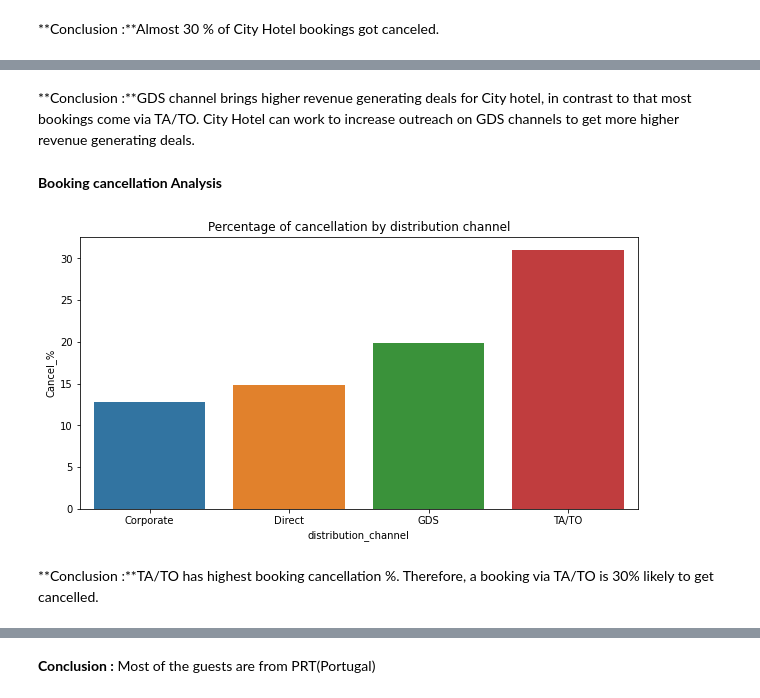
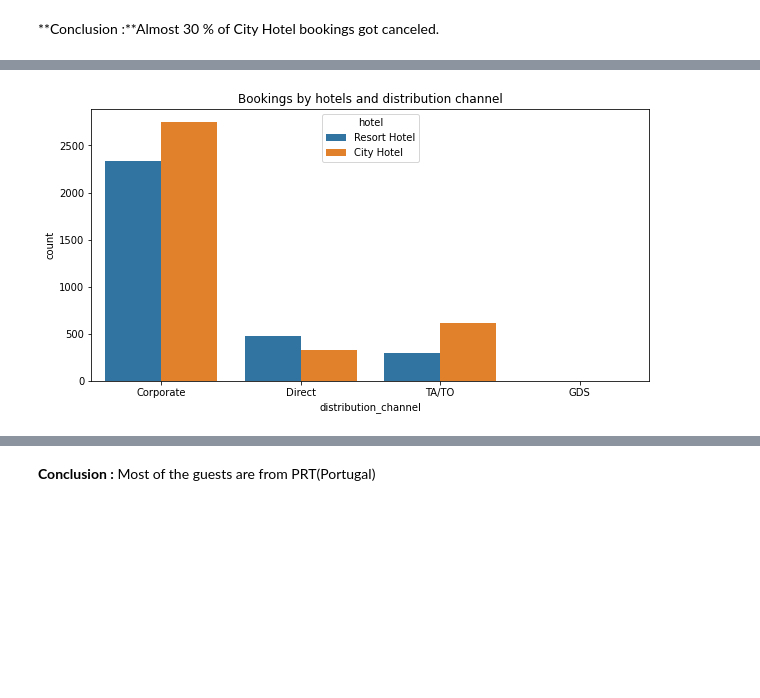
Before and after one commit to pranjal2234/Hotel-Bookings, a Jupyter notebook: Hotel_Booking.ipynb, the cells around one changed output, grey strips where cells are left out. Cells and saved outputs as stored; diff of their text form; code cells hidden in the pictures; blank space fills up the shorter version.

```diff
--- a/Hotel_Booking.ipynb
+++ b/Hotel_Booking.ipynb
@@ -255,17 +297,10 @@ plt.show()
-# %% [markdown]
-**Conclusion :**GDS channel brings higher revenue generating deals for City hotel, in contrast to that most bookings come via TA/TO. City Hotel can work to increase outreach on GDS channels to get more higher revenue generating deals.
-# %% [markdown]
-**Booking cancellation Analysis**
-# %%
-df = pd.DataFrame((group_by_dc['is_canceled'].sum()/group_by_dc.size())*100).drop(index = 'Undefined').rename(columns = {0: 'Cancel_%'})
-plt.figure(figsize = (10,5))
-sns.barplot(x = df.index, y = df['Cancel_%'])
-plt.title("Percentage of cancellation by distribution channel")
-plt.show()
-# %% [output]
-[figure, removed]
-# %% [markdown]
-**Conclusion :**TA/TO has highest booking cancellation %. Therefore, a booking via TA/TO is 30% likely to get cancelled.
+# %%
+plt.figure(figsize = (10,5))
+plt.title("Bookings by hotels and distribution channel")
+sns.countplot(x = bookings['distribution_channel'], hue = bookings['hotel'])
+plt.show()
+# %% [output]
+[figure, added]
 # %%
 ## Select single, couple, multiple adults and family
 single   =  stayed[(stayed['adults']==1) & (stayed['children']==0) & (stayed['babies']==0)]
```
Also changed, not shown: parts of 30 cells of this notebook.
